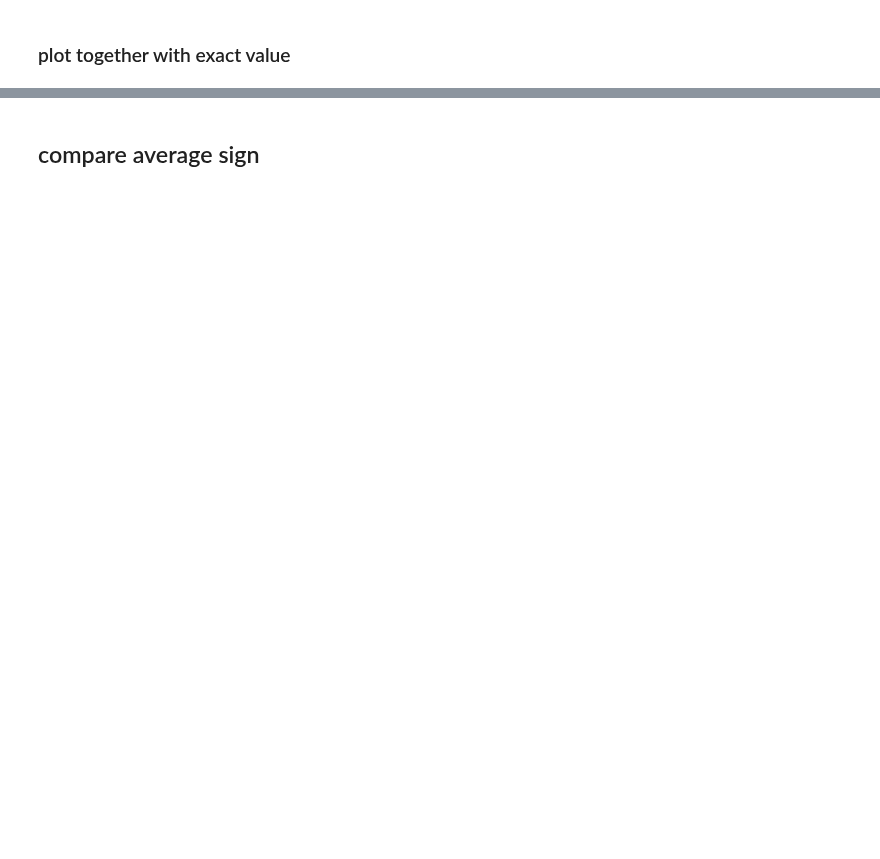
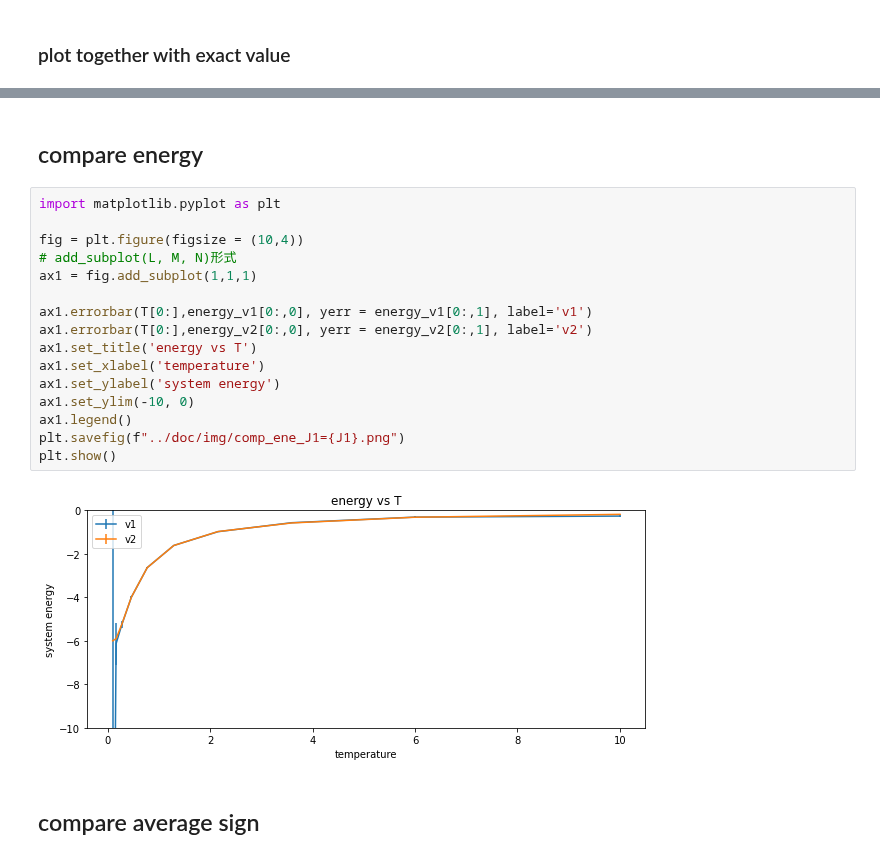
Before and after one commit to MKrbm/worms, a Jupyter notebook: python/visualize.ipynb, the cells around one changed output, grey strips where cells are left out. Drawn from its saved outputs; the diff is of its cells as text; blank space fills up the shorter version.

```diff
--- a/python/visualize.ipynb
+++ b/python/visualize.ipynb
@@ -166,3 +183,23 @@ plt.show()
+# %% [markdown]
+## compare energy
+# %%
+import matplotlib.pyplot as plt
+
+fig = plt.figure(figsize = (10,4))
+# add_subplot(L, M, N)形式
+ax1 = fig.add_subplot(1,1,1)
+
+ax1.errorbar(T[0:],energy_v1[0:,0], yerr = energy_v1[0:,1], label='v1')
+ax1.errorbar(T[0:],energy_v2[0:,0], yerr = energy_v2[0:,1], label='v2')
+ax1.set_title('energy vs T')
+ax1.set_xlabel('temperature')
+ax1.set_ylabel('system energy')
+ax1.set_ylim(-10, 0)
+ax1.legend()
+plt.savefig(f"../doc/img/comp_ene_J1={J1}.png")
+plt.show()
+# %% [output]
+[figure, added]
 # %% [markdown]
 ## compare average sign
 # %%
```
Also changed, not shown: parts of 21 cells of this notebook, 5 other files.
